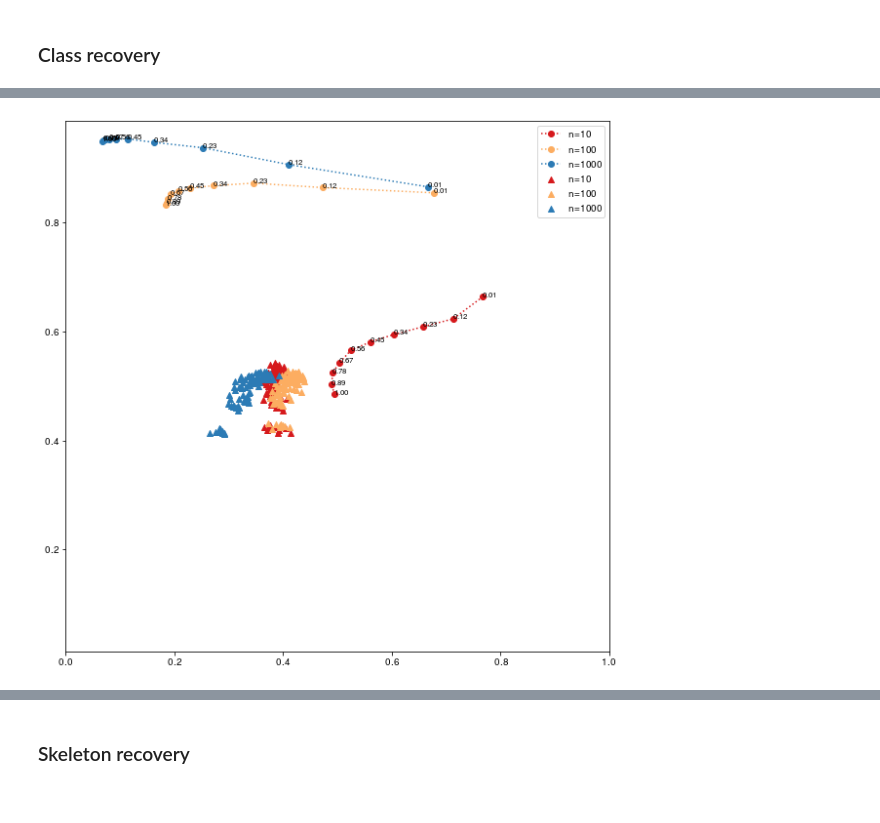
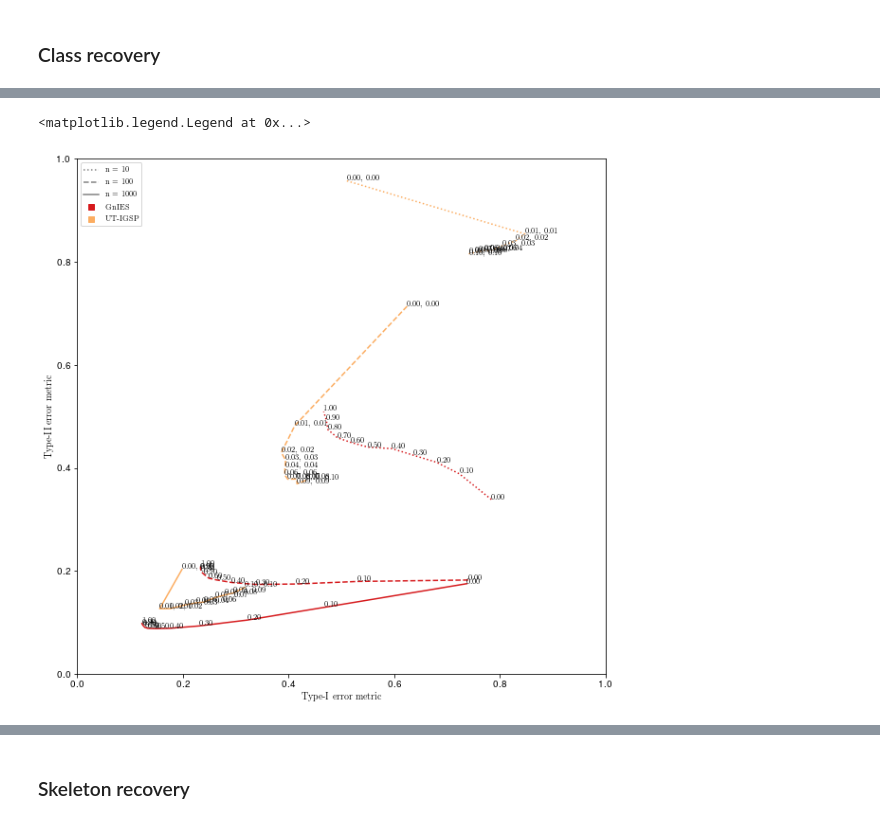
Before and after one commit to juangamella/gnies-paper, a Jupyter notebook: figures_synthetic_experiments.ipynb, the cells around one changed output, grey strips where cells are left out. Cells and saved outputs as stored; diff of their text form; code cells hidden in the pictures.

```diff
--- a/figures_synthetic_experiments.ipynb
+++ b/figures_synthetic_experiments.ipynb
@@ -18,7 +18,7 @@ import time
 # %%
 # Set tex formatting for plots
 from matplotlib import rc
-#rc('font',**{'family':'serif','sans-serif':['Computer Modern Roman']})
+rc('font',**{'family':'serif','sans-serif':['Computer Modern Roman']})
 rc('text', usetex=True)
 matplotlib.rcParams['text.latex.preamble'] = [
        r'\usepackage{siunitx}',   # i need upright \micro symbols, but you need...
@@ -27,8 +27,8 @@ matplotlib.rcParams['text.latex.preamble'] = [
        r'\usepackage{sansmath}',  # load up the sansmath so that math -> helvet
        r'\sansmath'               # <- tricky! -- gotta actually tell tex to use!
 ]
-#plt.rcParams["font.family"] = "serif"
-#plt.rcParams["font.serif"] = ["Computer Modern Roman"]
+plt.rcParams["font.family"] = "serif"
+plt.rcParams["font.serif"] = ["Computer Modern Roman"]
 
 # Set legend size
 from matplotlib.font_manager import FontProperties
@@ -68,5 +72,5 @@ dict_keys(['gnies', 'ut_igsp'])
 # %%
-Ns = test_cases['Ns']
+Ns = sorted(test_cases['Ns'])
 # %%
 gnies_lambdas = gnies_args[2]
 gnies_lambdas
@@ -91,0 +98,3 @@ utigsp_alphas, utigsp_betas
+# %%
+gnies_y = np.nanmean(computed_metrics['gnies'][metrics.recovered_icpdag], axis=(0,3))
+utigsp_y = np.nanmean(computed_metrics['ut_igsp'][metrics.recovered_icpdag], axis=(0,4))
@@ -95,29 +131,63 @@ utigsp_alphas, utigsp_betas
 ### Class recovery
 # %%
 gnies_x = np.nanmean(computed_metrics['gnies'][metrics.type_1_structc], axis=(0,3))
-gnies_y = 1 - np.nanmean(computed_metrics['gnies'][metrics.type_2_structc], axis=(0,3))
+gnies_y = np.nanmean(computed_metrics['gnies'][metrics.type_2_structc], axis=(0,3))
 
-utigsp_x = np.nanmean(computed_metrics['ut_igsp'][metrics.type_1_structc], axis=(0,3))
-utigsp_y = 1 - np.nanmean(computed_metrics['ut_igsp'][metrics.type_2_structc], axis=(0,3))
+utigsp_x = np.nanmean(computed_metrics['ut_igsp'][metrics.type_1_structc], axis=(0,4))
+utigsp_y = np.nanmean(computed_metrics['ut_igsp'][metrics.type_2_structc], axis=(0,4))
 # %%
+styles = [':', '--', '-']
+text = True
+marker = None
+
 plt.figure(figsize=(10,10))
 ax = plt.gca()
 
 # Plot GnIES
 for i,n in enumerate(Ns):
-    ax.plot(gnies_x[:,i], gnies_y[:,i], label="n=%d" % n, color=colors[i], linestyle=':', marker='o')
-    for j,l in enumerate(gnies_lambdas):
-        ax.text(gnies_x[j,i], gnies_y[j,i], "%.2f" % l, fontsize=8)
+    ax.plot(gnies_x[:,i], gnies_y[:,i], color=colors[0], linestyle=styles[i], marker=marker)
+    x,y = gnies_x[:,i], gnies_y[:,i]
+    dists = np.sqrt(x**2 + y**2)
+    m = dists.argmin()
+    print(m, gnies_lambdas[m])
+    if text:
+        for j,l in enumerate(gnies_lambdas):
+            ax.text(gnies_x[j,i], gnies_y[j,i], "%.2f" % l, fontsize=8)
 
+print()
 # Plot UT-IGSP
 for i,n in enumerate(Ns):
-    ax.scatter(utigsp_x[:,:,i], utigsp_y[:,:,i], label="n=%d" % n, color=colors[i], marker='^')
-    for j,a in enumerate(utigsp_alphas):
-        for k,b in enumerate(utigsp_betas):
-            pass
-            #ax.text(utigsp_x[j,k,i], utigsp_y[j,k,i], "%.2f, %.2f" % (a,b), fontsize=8)
-ax.axis('equal')
+    #ax.scatter(utigsp_x[:,:,i], utigsp_y[:,:,i], label="n=%d" % n, color=colors[i], marker='^')
+    idx = list(range(len(utigsp_alphas)))
+    x, y = utigsp_x[idx,idx,i], utigsp_y[idx,idx,i]
+    dists = np.sqrt(x**2 + y**2)
+    m = dists.argmin()
+    print(m, utigsp_alphas[m])
+    ax.plot(utigsp_x[idx,idx,i], utigsp_y[idx,idx,i], color=colors[1], marker=marker, linestyle=styles[i])
+    if text:
+        for j,a in enumerate(utigsp_alphas):
+            for k,b in enumerate(utigsp_betas):
+                if k == j:
+                    ax.text(utigsp_x[j,k,i], utigsp_y[j,k,i], "%.2f, %.2f" % (a,b), fontsize=8)
+
 ax.set_xlim([0,1])
 ax.set_ylim([0,1])
-plt.legend()
+ax.set_xlabel('Type-I error metric')
+ax.set_ylabel('Type-II error metric')
+
+
+# Legend
+sample_size_entries = [Line2D([0], [0], linestyle=styles[i], marker=marker, color='gray') for i in range(len(Ns))]
+sample_size_str = ["n = %d" % n for n in Ns]
+
+method_entries = [Line2D([0], [0], linewidth=0, marker='s', color=colors[i]) for i in range(2)]
+method_str = ['GnIES', 'UT-IGSP']
+ax.legend(sample_size_entries + method_entries,
+          sample_size_str + method_str,
+          prop={'size':8},
+          loc='upper left',
+        ncol=1)
+
+
+#plt.legend()
 # %% [output]
@@ -125 +201,2 @@ plt.legend()
+<matplotlib.legend.Legend at 0x...>
-[figure, old version]
+[figure, new version]
```
Also changed, not shown: parts of 17 cells of this notebook.
